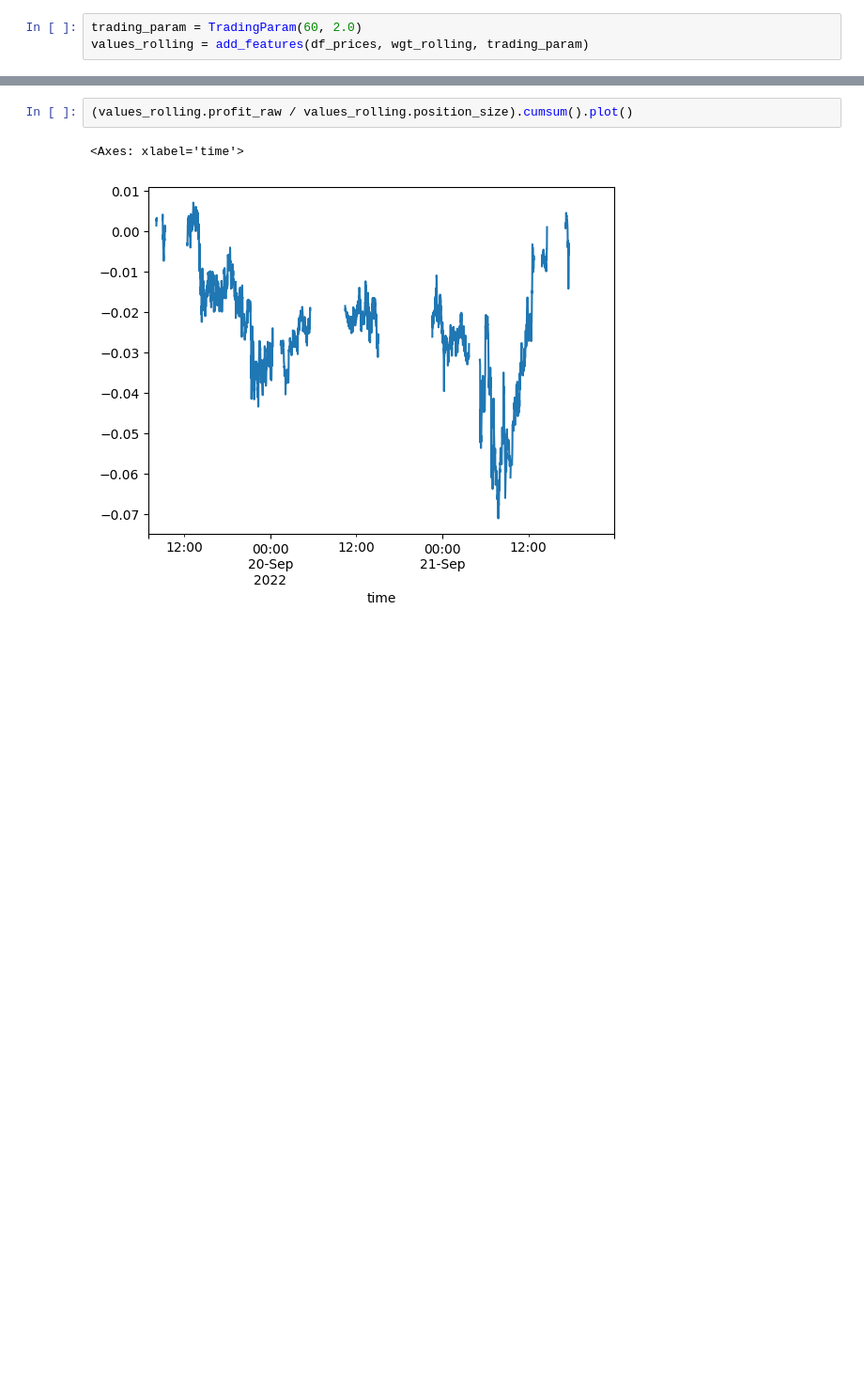
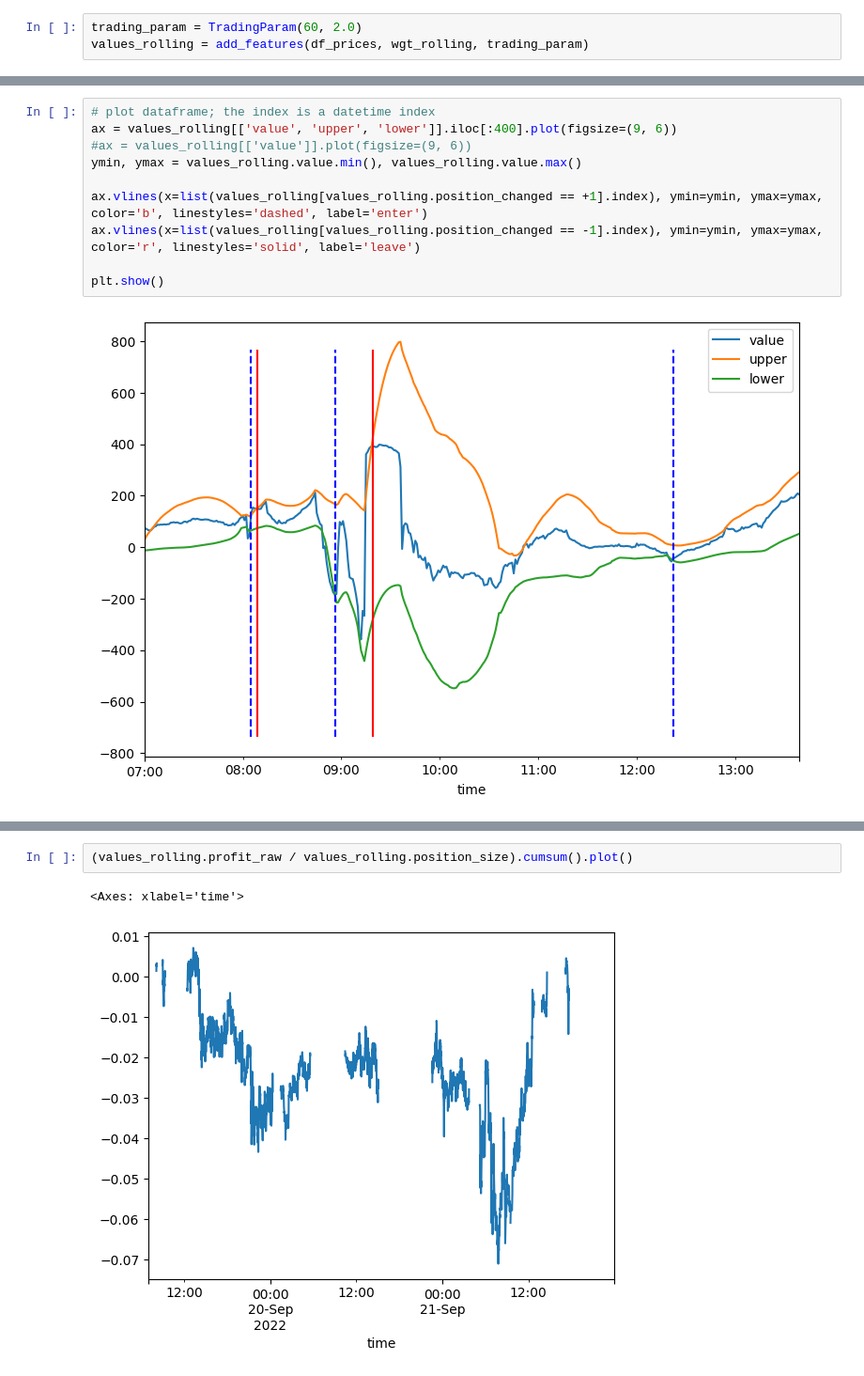
Before and after one commit to sculd/mean_reversal, a Jupyter notebook: var1_trade.ipynb, the cells around one changed output, grey strips where cells are left out. Shown at 94% size. Saved outputs shown, nothing was run; the diff lists cells and outputs as text; blank space fills up the shorter version.

```diff
--- a/var1_trade.ipynb
+++ b/var1_trade.ipynb
@@ -411,3 +404,15 @@ values_rolling[['value', 'upper', 'lower']].plot(figsize=(9, 6))
+# %%
+# plot dataframe; the index is a datetime index
+ax = values_rolling[['value', 'upper', 'lower']].iloc[:400].plot(figsize=(9, 6))
+#ax = values_rolling[['value']].plot(figsize=(9, 6))
+ymin, ymax = values_rolling.value.min(), values_rolling.value.max()
+
+ax.vlines(x=list(values_rolling[values_rolling.position_changed == +1].index), ymin=ymin, ymax=ymax, color='b', linestyles='dashed', label='enter')
+ax.vlines(x=list(values_rolling[values_rolling.position_changed == -1].index), ymin=ymin, ymax=ymax, color='r', linestyles='solid', label='leave')
+
+plt.show()
+# %% [output]
+[figure, added]
 # %%
 # plot dataframe; the index is a datetime index
 #ax = values_rolling[['value', 'upper', 'lower']].plot(figsize=(9, 6))
```
Also changed, not shown: parts of 7 cells of this notebook.
